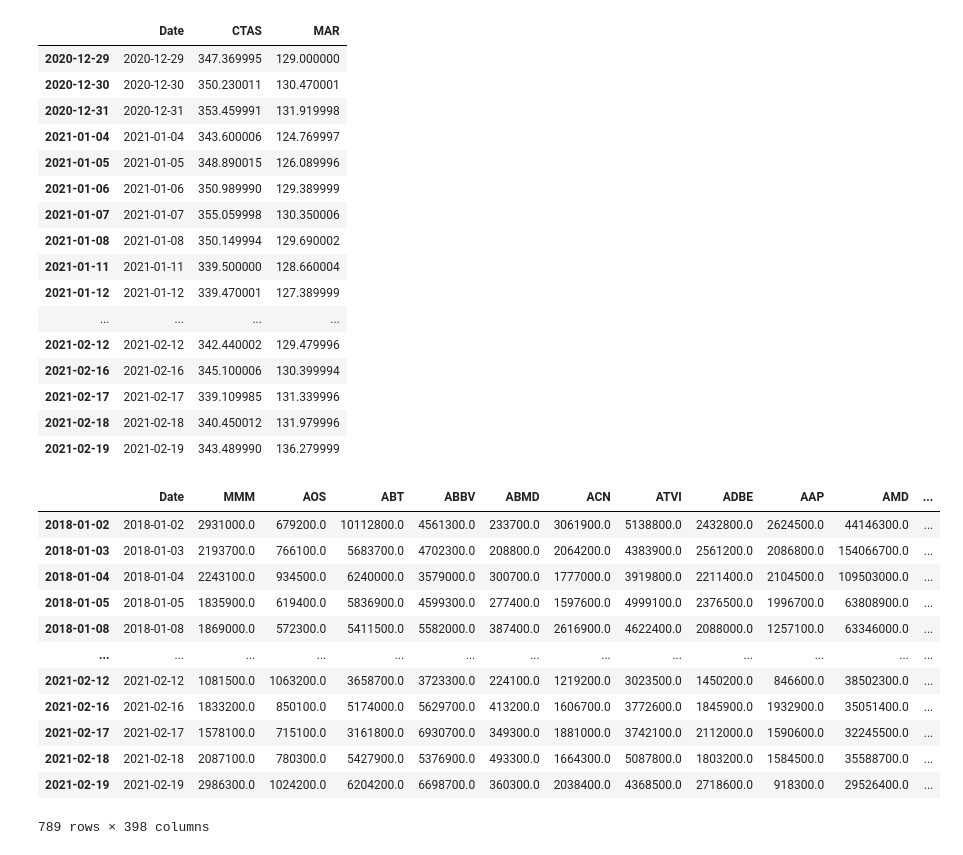
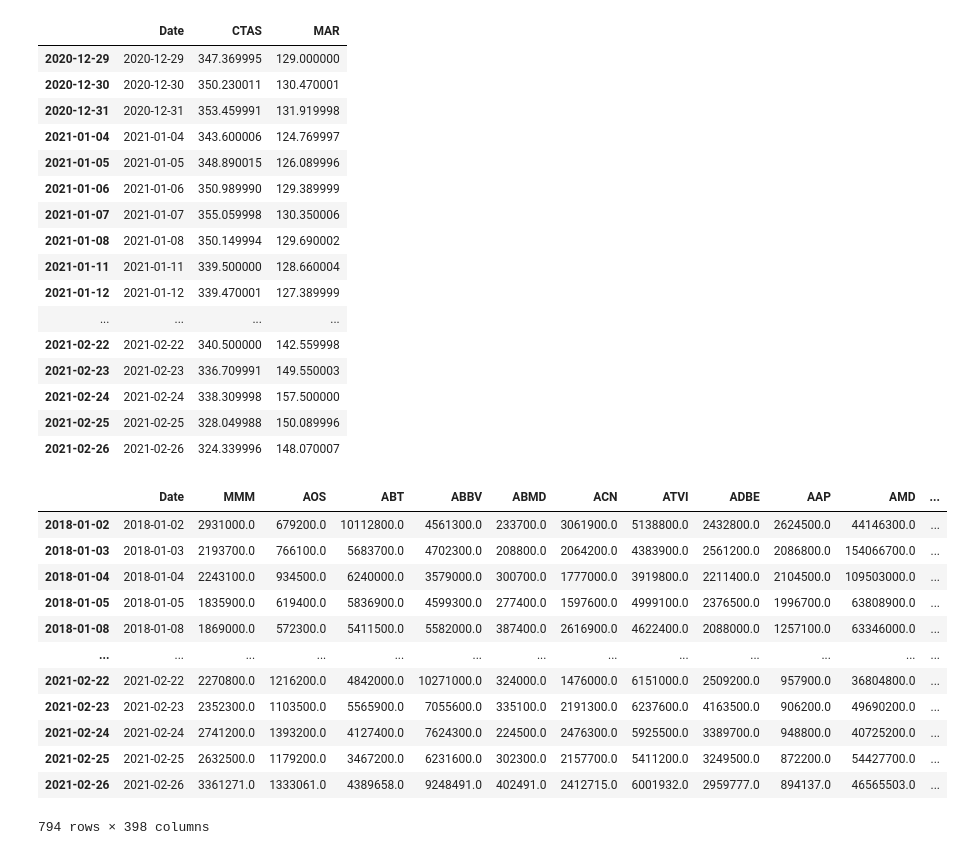
Before and after one commit to xanasa14/Finances, a Jupyter notebook: DownloadingDataYahooFinance.ipynb, the cells around one changed output. Drawn from its saved outputs; the diff is of its cells as text; code cells hidden in the pictures.

```diff
--- a/DownloadingDataYahooFinance.ipynb
+++ b/DownloadingDataYahooFinance.ipynb
@@ -28,7 +28,8 @@ import yfinance as yf
 from yahoofinancials import YahooFinancials
 # %%
 #companies = ['TSLA',"AMZN",'WMT','GOOG',"WEN","TGT",'T','TMUS', 'VZ','CTSH',"ACN"]
-
+startDate = "2018-01-02"
+endDate = "2021-02-27"
 companies = [
 'MMM', 'AOS', 'ABT', 'ABBV', 'ABMD', 'ACN', 'ATVI', 'ADBE', 'AAP', 'AMD', 'AES', 'AFL', 'A', 'APD', 'AKAM', 'ALK', 'ALB',
 'ARE', 'ALXN', 'ALGN', 'ALLE', 'LNT', 'ALL', 'GOOGL', 'MO', 'AMZN', 'AMCR', 'AEE', 'AAL', 'AEP', 'AXP', 'AIG', 'AMT', 'AWK', 'AMP', 'ABC', 'AME',
@@ -55,8 +56,8 @@ companies = [
 finalData=pd.DataFrame()
 for company in companies:
   tsla_df = yf.download(company,
-                      start='2018-01-02',
-                      end='2021-02-22',
+                      start=startDate,
+                      end=endDate,
                       progress=False)
   tsla_df = tsla_df.drop(columns=['Open', 'High','Low', 'Volume',"Adj Close"])
   tsla_df = tsla_df.rename(columns={'Close': company})
@@ -75,7 +76,7 @@ finalData['Date'] = finalData.index
 col_name="Date"
 first_col = finalData.pop(col_name)
 finalData.insert(0, col_name, first_col)
-#finalData.to_csv('/content/drive/MyDrive/YahooData/YahooFinanceData.csv', index = False, header=True)
+finalData.to_csv('/content/drive/MyDrive/YahooData/YahooFinanceData.csv', index = False, header=True)
 finalData
 # %% [output]
 |  | Date | MMM | AOS | ABT | ABBV | ABMD | ACN | ATVI | ADBE | AAP | AMD | ... |
@@ -165,47 +166,47 @@ finalDataEnd[youtubeCompanies]
 | 2021-01-11 | 2021-01-11 | 339.500000 | 128.660004 |
 | 2021-01-12 | 2021-01-12 | 339.470001 | 127.389999 |
 | ... | ... | ... | ... |
-| 2021-02-12 | 2021-02-12 | 342.440002 | 129.479996 |
-| 2021-02-16 | 2021-02-16 | 345.100006 | 130.399994 |
-| 2021-02-17 | 2021-02-17 | 339.109985 | 131.339996 |
-| 2021-02-18 | 2021-02-18 | 340.450012 | 131.979996 |
-| 2021-02-19 | 2021-02-19 | 343.489990 | 136.279999 |
+| 2021-02-22 | 2021-02-22 | 340.500000 | 142.559998 |
+| 2021-02-23 | 2021-02-23 | 336.709991 | 149.550003 |
+| 2021-02-24 | 2021-02-24 | 338.309998 | 157.500000 |
+| 2021-02-25 | 2021-02-25 | 328.049988 | 150.089996 |
+| 2021-02-26 | 2021-02-26 | 324.339996 | 148.070007 |
 # %%
 finalVolume=pd.DataFrame()
 for company in companies:
   tsla_df = yf.download(company,
-                      start='2018-01-02',
-                      end='2021-02-22',
+                      start=startDate,
+                      end=endDate,
                       progress=False)
   tsla_df = tsla_df.drop(columns=['Open', 'High','Low', 'Close',"Adj Close"])
   tsla_df = tsla_df.rename(columns={'Volume': company})
   tmp = tsla_df[str(company)]
 
   finalVolume = finalVolume.append(tmp, ignore_index=True)
 finalVolume = finalVolume.T # or df2.transpose()
 for i in range(len(companies)):
   finalVolume = finalVolume.rename(columns={i: companies[i]})
 
 
 
 
 finalVolume['Date'] = finalVolume.index
 col_name="Date"
 first_col = finalVolume.pop(col_name)
 finalVolume.insert(0, col_name, first_col)
-#finalVolume.to_csv('/content/drive/MyDrive/YahooData/YahooFinanceVolume.csv', index = False, header=True)
+finalVolume.to_csv('/content/drive/MyDrive/YahooData/YahooFinanceVolume.csv', index = False, header=True)
 finalVolume
 # %% [output]
 |  | Date | MMM | AOS | ABT | ABBV | ABMD | ACN | ATVI | ADBE | AAP | AMD | ... |
 | 2018-01-02 | 2018-01-02 | 2931000.0 | 679200.0 | 10112800.0 | 4561300.0 | 233700.0 | 3061900.0 | 5138800.0 | 2432800.0 | 2624500.0 | 44146300.0 | ... |
 | 2018-01-03 | 2018-01-03 | 2193700.0 | 766100.0 | 5683700.0 | 4702300.0 | 208800.0 | 2064200.0 | 4383900.0 | 2561200.0 | 2086800.0 | 154066700.0 | ... |
 | 2018-01-04 | 2018-01-04 | 2243100.0 | 934500.0 | 6240000.0 | 3579000.0 | 300700.0 | 1777000.0 | 3919800.0 | 2211400.0 | 2104500.0 | 109503000.0 | ... |
 | 2018-01-05 | 2018-01-05 | 1835900.0 | 619400.0 | 5836900.0 | 4599300.0 | 277400.0 | 1597600.0 | 4999100.0 | 2376500.0 | 1996700.0 | 63808900.0 | ... |
 | 2018-01-08 | 2018-01-08 | 1869000.0 | 572300.0 | 5411500.0 | 5582000.0 | 387400.0 | 2616900.0 | 4622400.0 | 2088000.0 | 1257100.0 | 63346000.0 | ... |
 | ... | ... | ... | ... | ... | ... | ... | ... | ... | ... | ... | ... | ... |
-| 2021-02-12 | 2021-02-12 | 1081500.0 | 1063200.0 | 3658700.0 | 3723300.0 | 224100.0 | 1219200.0 | 3023500.0 | 1450200.0 | 846600.0 | 38502300.0 | ... |
-| 2021-02-16 | 2021-02-16 | 1833200.0 | 850100.0 | 5174000.0 | 5629700.0 | 413200.0 | 1606700.0 | 3772600.0 | 1845900.0 | 1932900.0 | 35051400.0 | ... |
-| 2021-02-17 | 2021-02-17 | 1578100.0 | 715100.0 | 3161800.0 | 6930700.0 | 349300.0 | 1881000.0 | 3742100.0 | 2112000.0 | 1590600.0 | 32245500.0 | ... |
-| 2021-02-18 | 2021-02-18 | 2087100.0 | 780300.0 | 5427900.0 | 5376900.0 | 493300.0 | 1664300.0 | 5087800.0 | 1803200.0 | 1584500.0 | 35588700.0 | ... |
-| 2021-02-19 | 2021-02-19 | 2986300.0 | 1024200.0 | 6204200.0 | 6698700.0 | 360300.0 | 2038400.0 | 4368500.0 | 2718600.0 | 918300.0 | 29526400.0 | ... |
+| 2021-02-22 | 2021-02-22 | 2270800.0 | 1216200.0 | 4842000.0 | 10271000.0 | 324000.0 | 1476000.0 | 6151000.0 | 2509200.0 | 957900.0 | 36804800.0 | ... |
+| 2021-02-23 | 2021-02-23 | 2352300.0 | 1103500.0 | 5565900.0 | 7055600.0 | 335100.0 | 2191300.0 | 6237600.0 | 4163500.0 | 906200.0 | 49690200.0 | ... |
+| 2021-02-24 | 2021-02-24 | 2741200.0 | 1393200.0 | 4127400.0 | 7624300.0 | 224500.0 | 2476300.0 | 5925500.0 | 3389700.0 | 948800.0 | 40725200.0 | ... |
+| 2021-02-25 | 2021-02-25 | 2632500.0 | 1179200.0 | 3467200.0 | 6231600.0 | 302300.0 | 2157700.0 | 5411200.0 | 3249500.0 | 872200.0 | 54427700.0 | ... |
+| 2021-02-26 | 2021-02-26 | 3361271.0 | 1333061.0 | 4389658.0 | 9248491.0 | 402491.0 | 2412715.0 | 6001932.0 | 2959777.0 | 894137.0 | 46565503.0 | ... |
-789 rows × 398 columns
+794 rows × 398 columns
```
Also changed, not shown: parts of 4 cells of this notebook.
